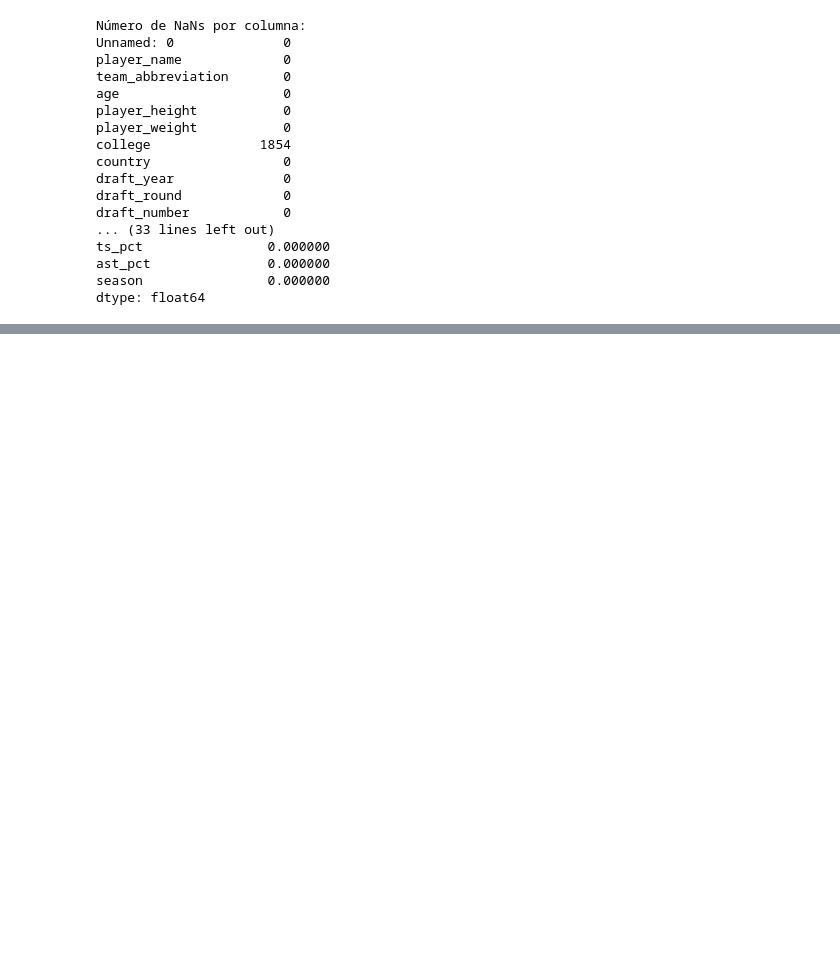
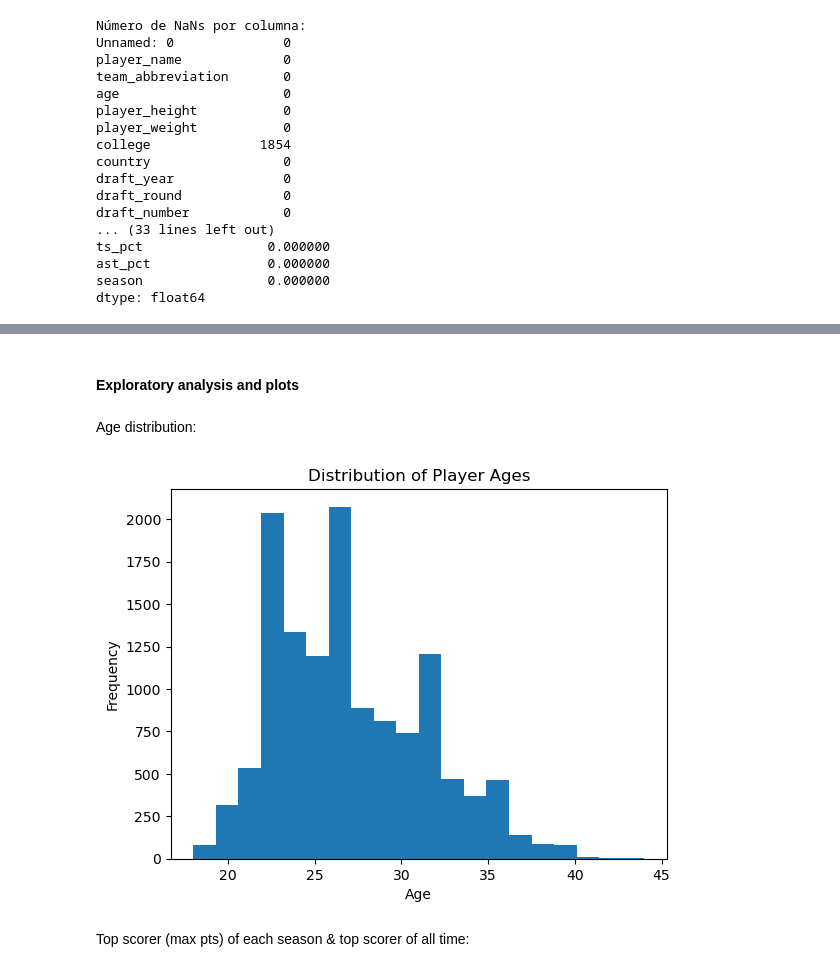
Before and after one commit to YssfDevOps/Rain-In-Australia-Kaggle-Prediction-Project, a Jupyter notebook: nba.ipynb, the cells around one changed output, grey strips where cells are left out. Cells and saved outputs as stored; diff of their text form; code cells hidden in the pictures; blank space fills up the shorter version.

```diff
--- a/nba.ipynb
+++ b/nba.ipynb
@@ -91,0 +146,14 @@ dtype: float64
+# %% [markdown]
+#### Exploratory analysis and plots
+# %% [markdown]
+Age distribution:
+# %%
+plt.hist(nba['age'], bins=20)
+plt.xlabel('Age')
+plt.ylabel('Frequency')
+plt.title('Distribution of Player Ages')
+plt.show()
+# %% [output]
+[figure, added]
+# %% [markdown]
+Top scorer (max pts) of each season & top scorer of all time:
```
Also changed, not shown: parts of 22 cells of this notebook, 2 other files.
